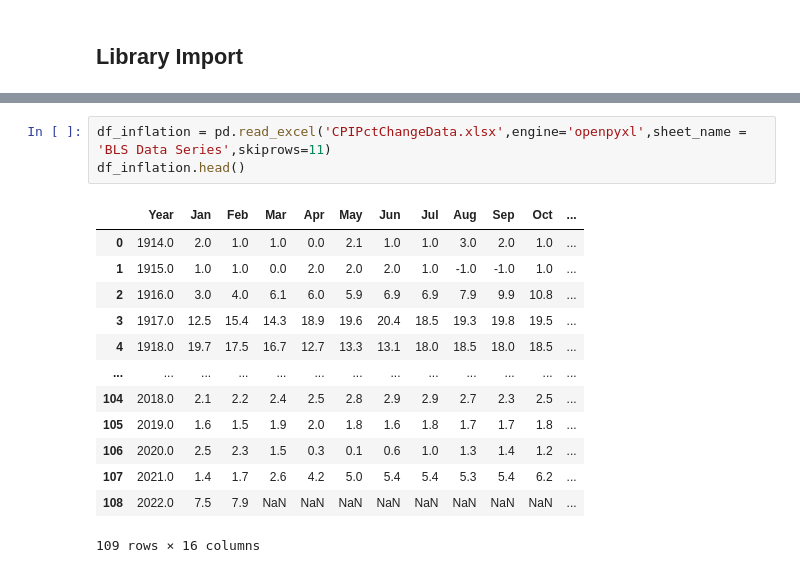
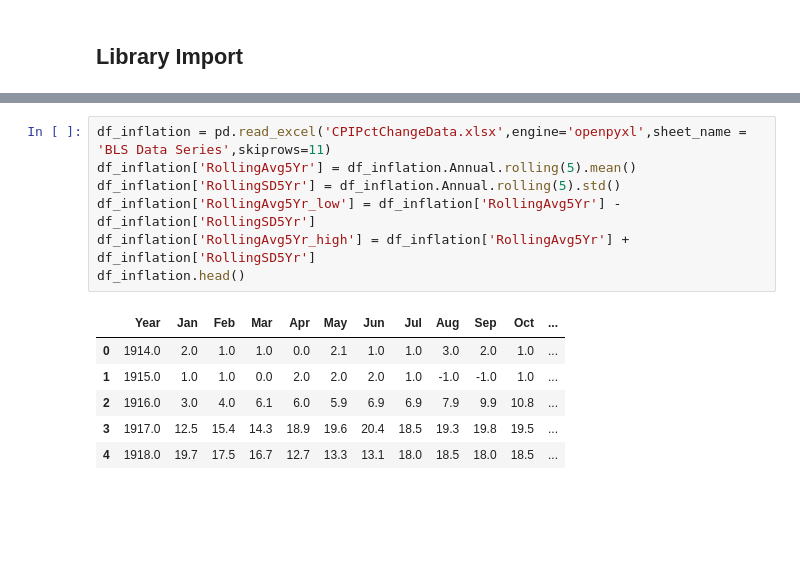
Before and after one commit to Bkeith3248/MGT6203Project, a Jupyter notebook: ProjectNotebook.ipynb, the cells around one changed output, grey strips where cells are left out. Drawn from its saved outputs; the diff is of its cells as text; blank space fills up the shorter version.

Commit message:
intitial data investigation of cpi and inflation data

```diff
--- a/ProjectNotebook.ipynb
+++ b/ProjectNotebook.ipynb
@@ -17,17 +165,14 @@ df_cpi.head()
 # %%
 df_inflation = pd.read_excel('CPIPctChangeData.xlsx',engine='openpyxl',sheet_name = 'BLS Data Series',skiprows=11)
+df_inflation['RollingAvg5Yr'] = df_inflation.Annual.rolling(5).mean()
+df_inflation['RollingSD5Yr'] = df_inflation.Annual.rolling(5).std()
+df_inflation['RollingAvg5Yr_low'] = df_inflation['RollingAvg5Yr'] - df_inflation['RollingSD5Yr']
+df_inflation['RollingAvg5Yr_high'] = df_inflation['RollingAvg5Yr'] + df_inflation['RollingSD5Yr']
 df_inflation.head()
 # %% [output]
 |  | Year | Jan | Feb | Mar | Apr | May | Jun | Jul | Aug | Sep | Oct | ... |
 | 0 | 1914.0 | 2.0 | 1.0 | 1.0 | 0.0 | 2.1 | 1.0 | 1.0 | 3.0 | 2.0 | 1.0 | ... |
 | 1 | 1915.0 | 1.0 | 1.0 | 0.0 | 2.0 | 2.0 | 2.0 | 1.0 | -1.0 | -1.0 | 1.0 | ... |
 | 2 | 1916.0 | 3.0 | 4.0 | 6.1 | 6.0 | 5.9 | 6.9 | 6.9 | 7.9 | 9.9 | 10.8 | ... |
 | 3 | 1917.0 | 12.5 | 15.4 | 14.3 | 18.9 | 19.6 | 20.4 | 18.5 | 19.3 | 19.8 | 19.5 | ... |
 | 4 | 1918.0 | 19.7 | 17.5 | 16.7 | 12.7 | 13.3 | 13.1 | 18.0 | 18.5 | 18.0 | 18.5 | ... |
-| ... | ... | ... | ... | ... | ... | ... | ... | ... | ... | ... | ... | ... |
-| 104 | 2018.0 | 2.1 | 2.2 | 2.4 | 2.5 | 2.8 | 2.9 | 2.9 | 2.7 | 2.3 | 2.5 | ... |
-| 105 | 2019.0 | 1.6 | 1.5 | 1.9 | 2.0 | 1.8 | 1.6 | 1.8 | 1.7 | 1.7 | 1.8 | ... |
-| 106 | 2020.0 | 2.5 | 2.3 | 1.5 | 0.3 | 0.1 | 0.6 | 1.0 | 1.3 | 1.4 | 1.2 | ... |
-| 107 | 2021.0 | 1.4 | 1.7 | 2.6 | 4.2 | 5.0 | 5.4 | 5.4 | 5.3 | 5.4 | 6.2 | ... |
-| 108 | 2022.0 | 7.5 | 7.9 | NaN | NaN | NaN | NaN | NaN | NaN | NaN | NaN | ... |
-109 rows × 16 columns
```
Also changed, not shown: parts of 7 cells of this notebook.
